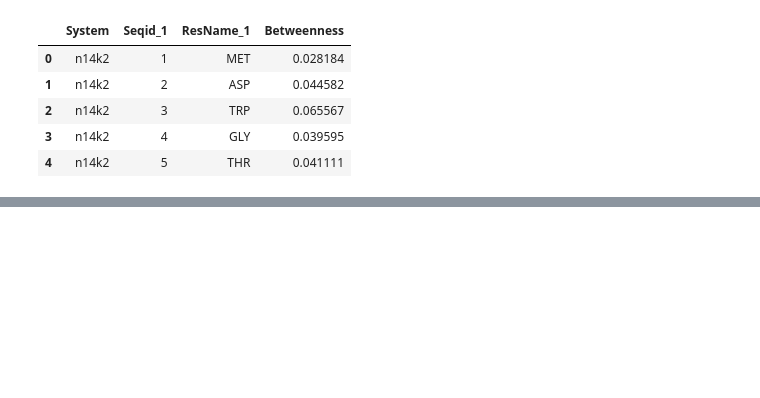
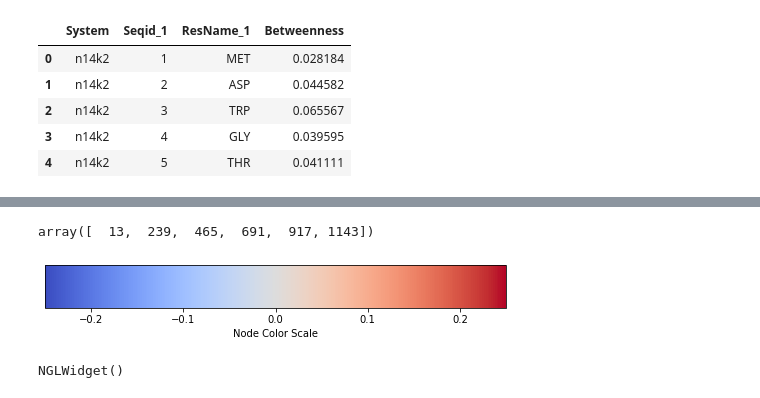
Before and after one commit to wesleymsmith/cx26_energy_network, a Jupyter notebook: Analyze_InteractionEnergy_Networks.ipynb, the cells around one changed output, grey strips where cells are left out. Saved outputs shown, nothing was run; the diff lists cells and outputs as text; code cells hidden in the pictures; blank space fills up the shorter version.

Commit message:
added delta betweenness plots and table

```diff
--- a/Analyze_InteractionEnergy_Networks.ipynb
+++ b/Analyze_InteractionEnergy_Networks.ipynb
@@ -321,12 +321,13 @@ from bokeh.models.tools import HoverTool
 output_notebook()
 
 seqIds=list(nodeImportanceTable.Seqid_1.unique())
-systems=nodeImportanceTable.System.unique()
+systems=[system for system in nodeImportanceTable.System.unique() \
+         if system != 'n14y2']
 nSystems=len(systems)
 barWidth=1.0/(nSystems+2.)
 xCenters=np.linspace(-.5,.5,nSystems+3)
 
-plotData=nodeImportanceTable.pivot(
+plotData=nodeImportanceTable[nodeImportanceTable['System']!='n14y2'].pivot(
         index='Seqid_1',columns='System',values='Betweenness').reset_index()
 plotData.columns=np.array(plotData.columns.map(lambda x: str(x)),dtype=str)
 
@@ -363,3 +364,6 @@ Loading BokehJS ...
 [interactive output not drawn]
 [interactive output not drawn]
 [interactive output not drawn]
+# %%
+plotData['RelativeDelta']=plotData[['wt2','n14k2']].apply(lambda x: (x[1]-x[0])/np.max(x),axis=1)
+plotData.head()
@@ -365,0 +383,35 @@ Loading BokehJS ...
+# %%
+sourceResids
+# %% [output]
+array([  13,  239,  465,  691,  917, 1143])
+# %%
+cMap=matplotlib.cm.get_cmap('coolwarm',256)
+cNorm=matplotlib.colors.Normalize(-.25,.25)
+colorVals=plotData.RelativeDelta.to_list()*6
+colorList=[
+    x.replace('#','0x') for x in \
+    map(matplotlib.colors.to_hex,
+        cMap(cNorm(
+                colorVals
+             )))]
+
+correlation_data_utilities.drawEdgeColorBar(
+     np.array([colorVals]),maskInds=None,
+     cmap=cMap,
+     cNorm=cNorm,
+     ax=None,
+     label='Node Color Scale',
+     orientation='horizontal',
+     verbose=False)
+view=nv.show_pytraj(viewStruc)
+view.clear_representations()
+view.add_cartoon('protein')
+view._set_color_by_residue(colorList)
+for resid in sourceResids+1:
+    view.add_representation('spacefill',selection='%g'%resid,alpha=.5)
+for resid in targetResids+1:
+    view.add_representation('spacefill',selection='%g'%resid,alpha=.5)
+display(view)
+# %% [output]
+[figure, added]
+NGLWidget()
```
Also changed, not shown: parts of 3 cells of this notebook, 1 other file.
